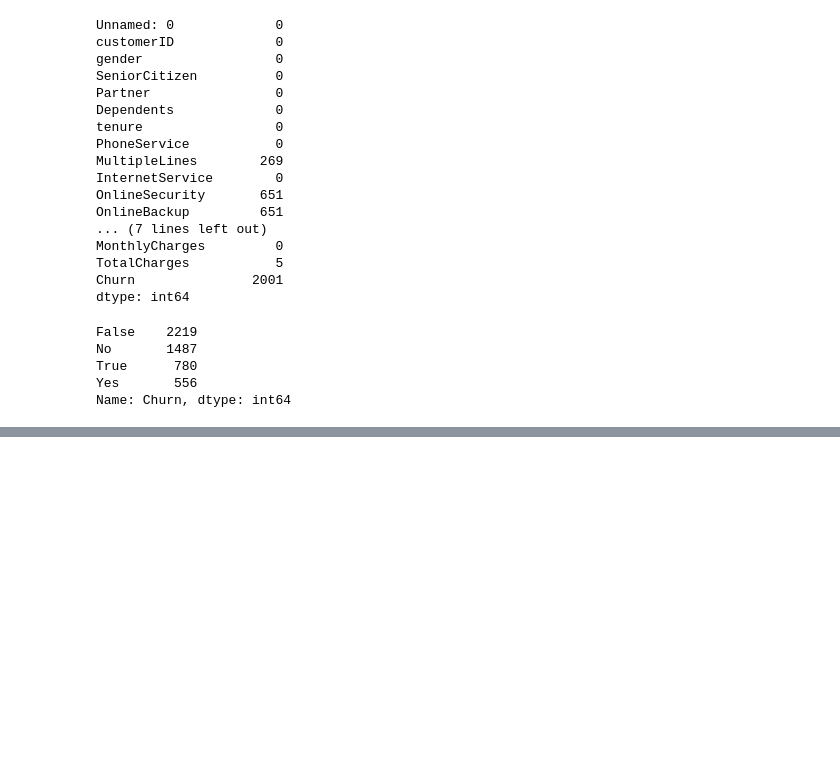
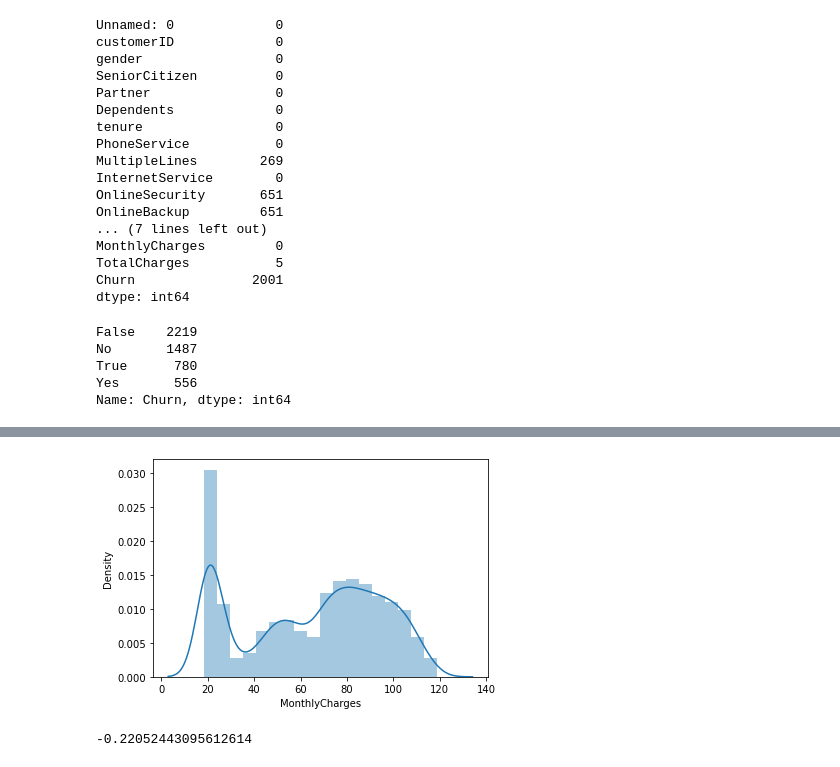
Before and after one commit to CalyGit/Telco-customer-churn, a Jupyter notebook: customer churn.ipynb, the cells around one changed output, grey strips where cells are left out. Cells and saved outputs as stored; diff of their text form; code cells hidden in the pictures; blank space fills up the shorter version.

```diff
--- a/customer churn.ipynb
+++ b/customer churn.ipynb
@@ -124,0 +261,8 @@ TypeError: The x variable is categorical, but one of ['numeric', 'datetime'] is
+# %%
+sns.distplot(df['MonthlyCharges']);
+# %% [output]
+[figure, added]
+# %%
+df['MonthlyCharges'].skew()
+# %% [output]
+-0.22052443095612614
```
Also changed, not shown: parts of 60 cells of this notebook.
